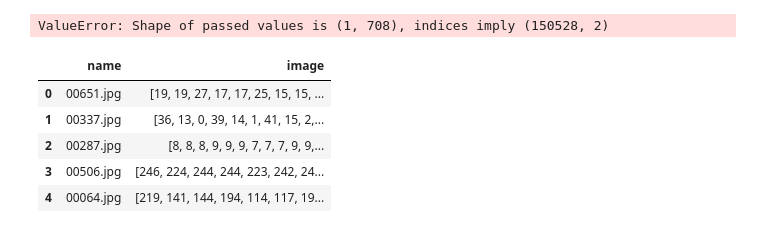
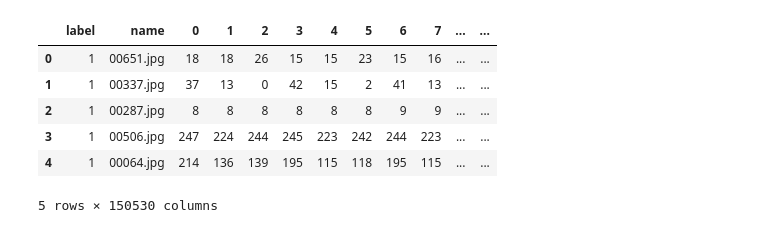
Before and after one commit to andrey-golubev/python-sandbox, a Jupyter notebook: deep_learning/hotdog_classification.ipynb, the cells around one changed output. Cells and saved outputs as stored; diff of their text form; code cells hidden in the pictures.

Commit message:
Middleway to classify hotdogs with sklearn

```diff
--- a/deep_learning/hotdog_classification.ipynb
+++ b/deep_learning/hotdog_classification.ipynb
@@ -179,27 +38,39 @@ pd.DataFrame(hotdog_arrays[1]).head()
 # %%
-hotdog_labels = pd.Series([1]*len(hotdog_arrays))
-not_hotdog_labels = pd.Series([0]*len(not_hotdog_arrays))
-
-train_hotdogs_pd = pd.DataFrame(
-    hotdog_arrays[0],
-    hotdog_labels,
-    hotdog_arrays[1],
-#     columns=['name', 'hotdog']
-)
-train_not_hotdogs_pd = pd.DataFrame(
-    not_hotdog_arrays[0],
-    not_hotdogs_labels,
-    not_hotdog_arrays[1],
-#     columns=['name', 'hotdog']
-)
+hotdog_labels = pd.Series([1]*len(hotdog_arrays), name='label')
+not_hotdog_labels = pd.Series([0]*len(not_hotdog_arrays), name='label')
-# %% [output]
-ValueError: Shape of passed values is (1, 708), indices imply (150528, 2)
-# %%
-train_hotdogs_pd.head()
-# %% [output]
-|  | name | image |
-| 0 | 00651.jpg | [19, 19, 27, 17, 17, 25, 15, 15, ... |
-| 1 | 00337.jpg | [36, 13, 0, 39, 14, 1, 41, 15, 2,... |
-| 2 | 00287.jpg | [8, 8, 8, 9, 9, 9, 7, 7, 7, 9, 9,... |
-| 3 | 00506.jpg | [246, 224, 244, 244, 223, 242, 24... |
-| 4 | 00064.jpg | [219, 141, 144, 194, 114, 117, 19... |
+# %%
+# hotdogs_df = pd.concat([
+#         pd.Series(hotdog_names),
+#         hotdog_labels,
+#         hotdog_arrays
+#     ],
+#     sort=False,
+#     axis=1
+# )
+
+# not_hotdogs_df = pd.concat([
+#         pd.Series(not_hotdog_names),
+#         not_hotdog_labels,
+#         not_hotdog_arrays
+#     ],
+#     sort=False,
+#     axis=1
+# )
+h_names = pd.Series(hotdog_names, name='name')
+nh_names = pd.Series(not_hotdog_names, name='name')
+# hotdogs_df = hotdogs_df.append(hotdog_labels)
+# hotdogs_df.append([pd.Series(hotdog_names), hotdog_labels, hotdog_arrays])
+
+# not_hotdogs_df = pd.DataFrame()
+# not_hotdogs_df.append([pd.Series(not_hotdog_names), not_hotdog_labels, not_hotdog_arrays])
+# %%
+hotdog_df = pd.concat([hotdog_labels, h_names, pd.DataFrame(hotdog_arrays)], sort=False, axis=1)
+hotdog_df.head()
+# %% [output]
+|  | label | name | 0 | 1 | 2 | 3 | 4 | 5 | 6 | 7 | ... | ... |
+| 0 | 1 | 00651.jpg | 18 | 18 | 26 | 15 | 15 | 23 | 15 | 16 | ... | ... |
+| 1 | 1 | 00337.jpg | 37 | 13 | 0 | 42 | 15 | 2 | 41 | 13 | ... | ... |
+| 2 | 1 | 00287.jpg | 8 | 8 | 8 | 8 | 8 | 8 | 9 | 9 | ... | ... |
+| 3 | 1 | 00506.jpg | 247 | 224 | 244 | 245 | 223 | 242 | 244 | 223 | ... | ... |
+| 4 | 1 | 00064.jpg | 214 | 136 | 139 | 195 | 115 | 118 | 195 | 115 | ... | ... |
+5 rows × 150530 columns
```
Also changed, not shown: parts of 29 cells of this notebook, 3 other files.
